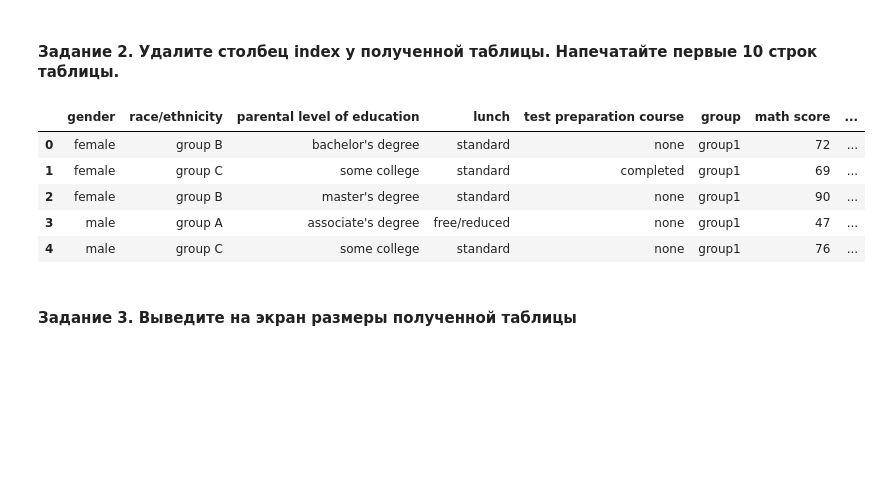
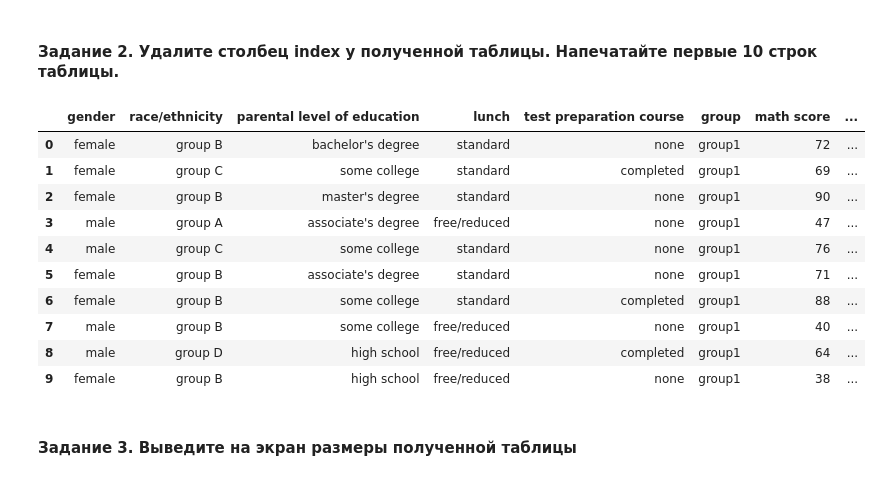
Before and after one commit to IgorLukhnev/hse_iad_data_analysis, a Jupyter notebook: hw1/hometask1_pandas.ipynb, the cells around one changed output. Saved outputs shown, nothing was run; the diff lists cells and outputs as text; code cells hidden in the pictures; blank space fills up the shorter version.

```diff
--- a/hw1/hometask1_pandas.ipynb
+++ b/hw1/hometask1_pandas.ipynb
@@ -33,14 +33,19 @@ for i in range(10):
 #### Задание 2. Удалите столбец index у полученной таблицы. Напечатайте первые 10 строк таблицы.
 # %%
 df = df.drop(columns=["index"])
-df.head()
+df.head(10)
 # %% [output]
 |  | gender | race/ethnicity | parental level of education | lunch | test preparation course | group | math score | ... |
 | 0 | female | group B | bachelor's degree | standard | none | group1 | 72 | ... |
 | 1 | female | group C | some college | standard | completed | group1 | 69 | ... |
 | 2 | female | group B | master's degree | standard | none | group1 | 90 | ... |
 | 3 | male | group A | associate's degree | free/reduced | none | group1 | 47 | ... |
 | 4 | male | group C | some college | standard | none | group1 | 76 | ... |
+| 5 | female | group B | associate's degree | standard | none | group1 | 71 | ... |
+| 6 | female | group B | some college | standard | completed | group1 | 88 | ... |
+| 7 | male | group B | some college | free/reduced | none | group1 | 40 | ... |
+| 8 | male | group D | high school | free/reduced | completed | group1 | 64 | ... |
+| 9 | female | group B | high school | free/reduced | none | group1 | 38 | ... |
 # %% [markdown]
 #### Задание 3. Выведите на экран размеры полученной таблицы
 # %%
```
Also changed, not shown: parts of 7 cells of this notebook.
